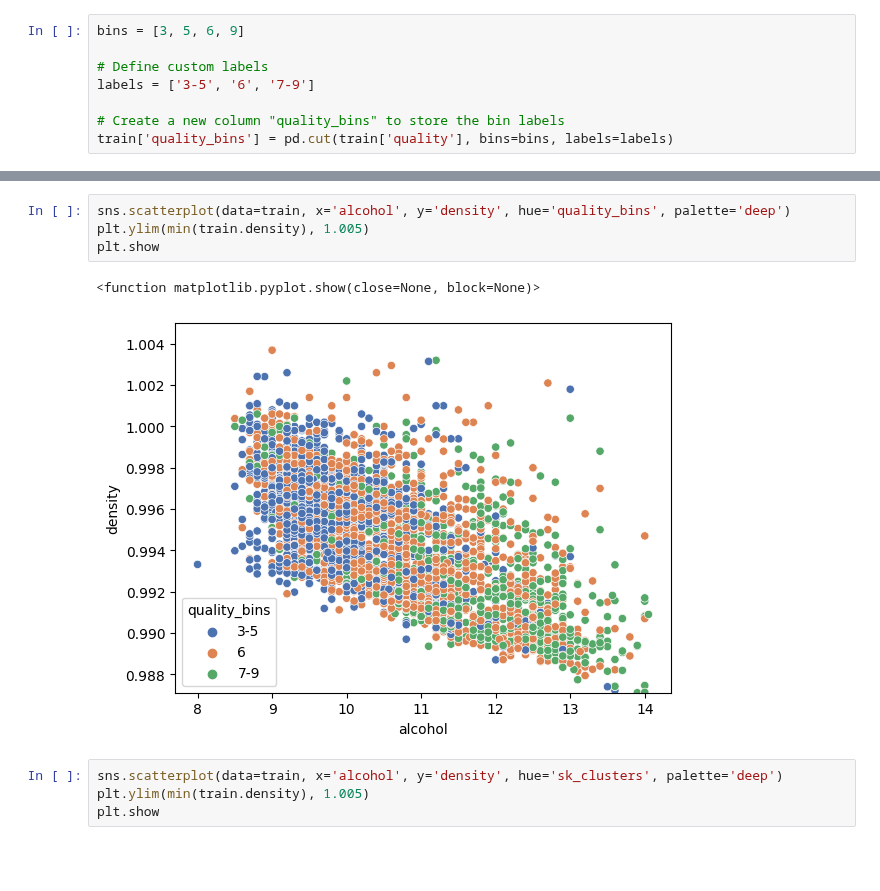
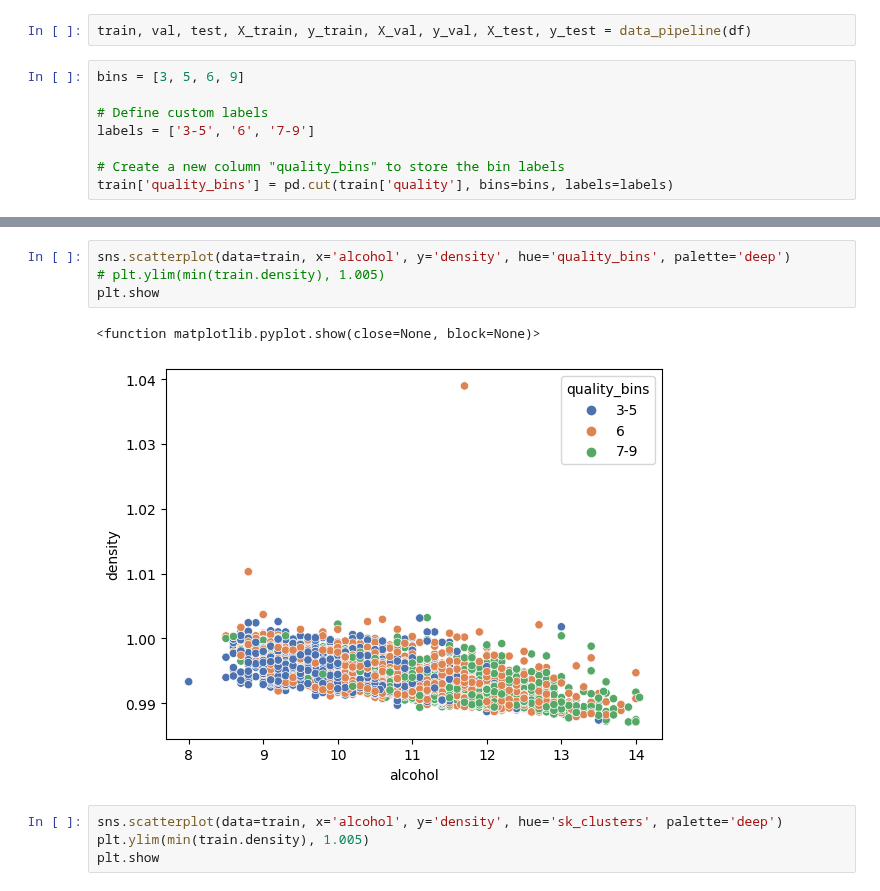
Before and after one commit to Clustering-Project/wine_quality_project, a Jupyter notebook: John/explore.ipynb, the cells around one changed output, grey strips where cells are left out. Saved outputs shown, nothing was run; the diff lists cells and outputs as text; blank space fills up the shorter version.

```diff
--- a/John/explore.ipynb
+++ b/John/explore.ipynb
@@ -1046,3 +1198,5 @@ train.head()
+# %%
+train, val, test, X_train, y_train, X_val, y_val, X_test, y_test = data_pipeline(df)
 # %%
 bins = [3, 5, 6, 9]
 
@@ -1054,10 +1217,10 @@ train['quality_bins'] = pd.cut(train['quality'], bins=bins, labels=labels)
 # %%
 sns.scatterplot(data=train, x='alcohol', y='density', hue='quality_bins', palette='deep')
-plt.ylim(min(train.density), 1.005)
+# plt.ylim(min(train.density), 1.005)
 plt.show
 # %% [output]
 <function matplotlib.pyplot.show(close=None, block=None)>
-[figure, old version]
+[figure, new version]
 # %%
 sns.scatterplot(data=train, x='alcohol', y='density', hue='sk_clusters', palette='deep')
 plt.ylim(min(train.density), 1.005)
```
Also changed, not shown: parts of 49 cells of this notebook.
